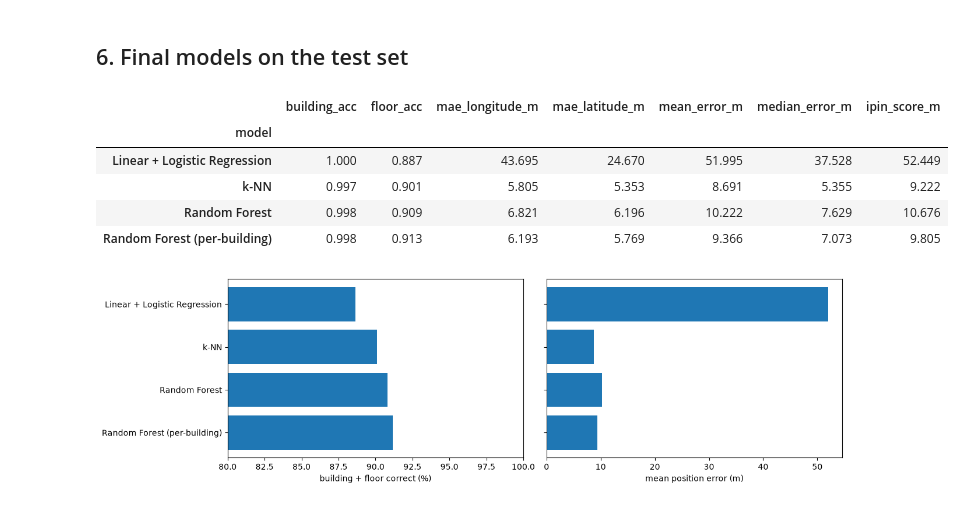
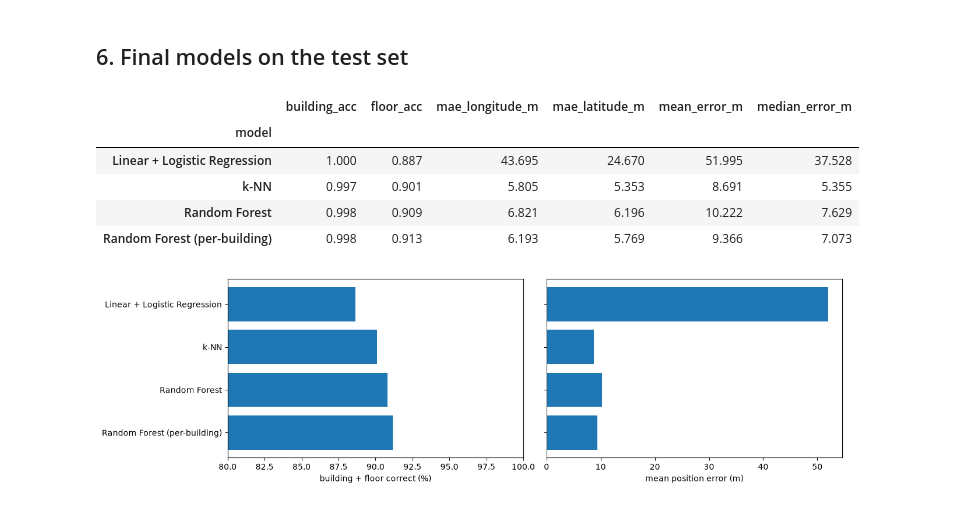
Before and after one commit to rishiraj38/indoor-location-wifi, a Jupyter notebook: notebooks/phase1_ml_baseline.ipynb, the cells around one changed output. Saved outputs shown, nothing was run; the diff lists cells and outputs as text; code cells hidden in the pictures.

```diff
--- a/notebooks/phase1_ml_baseline.ipynb
+++ b/notebooks/phase1_ml_baseline.ipynb
@@ -409,7 +409,7 @@ best_features = dict(representation="raw", add_indicators=False, add_summary=Fal
 knn_rows = []
 for k in [1, 3, 5, 7, 11]:
     s = cv_score(lambda k=k: IndependentModel("knn", features=FingerprintFeatures(**best_features), k=k))
-    knn_rows.append({"k": k, "cv_ipin": s.ipin_score_m, "cv_error_m": s.mean_error_m, "cv_floor_acc": s.building_floor_acc})
+    knn_rows.append({"k": k, "cv_error_m": s.mean_error_m, "cv_floor_acc": s.building_floor_acc})
 knn_cv = pd.DataFrame(knn_rows)
 knn_cv
 # %% [output]
@@ -426,7 +426,7 @@ plt.xlabel("k")
 plt.ylabel("CV mean error (m)")
 plt.title("k-NN: choosing k")
 plt.show()
-best_k = int(knn_cv.loc[knn_cv.cv_ipin.idxmin(), "k"])
+best_k = int(knn_cv.loc[knn_cv.cv_error_m.idxmin(), "k"])
 print("best k:", best_k)
 # %% [output]
 [figure]
@@ -438,7 +438,7 @@ rf_rows = []
 for mf in ["sqrt", 0.1, 0.3]:
     s = cv_score(lambda mf=mf: HierarchicalModel("rf", features=FingerprintFeatures(**best_features),
                                                   max_features=mf, n_estimators=300))
-    rf_rows.append({"max_features": mf, "cv_ipin": s.ipin_score_m, "cv_error_m": s.mean_error_m, "cv_floor_acc": s.building_floor_acc})
+    rf_rows.append({"max_features": mf, "cv_error_m": s.mean_error_m, "cv_floor_acc": s.building_floor_acc})
 rf_cv = pd.DataFrame(rf_rows)
 rf_cv
 # %% [output]
@@ -449,5 +449,5 @@ rf_cv
 # %%
-best_mf = rf_cv.loc[rf_cv.cv_ipin.idxmin(), "max_features"]
+best_mf = rf_cv.loc[rf_cv.cv_error_m.idxmin(), "max_features"]
 print("best max_features:", best_mf)
 # %% [output]
 best max_features: sqrt
@@ -489,26 +489,26 @@ Error drops fast and stops improving after about 100 trees, so 300 is enough.
 # %%
 F = FingerprintFeatures
 models = {
     "Linear + Logistic Regression": IndependentModel("linear", features=F(**best_features)),
     "k-NN": IndependentModel("knn", features=F(**best_features), k=best_k),
     "Random Forest": IndependentModel("rf", features=F(**best_features), max_features=best_mf, n_estimators=300),
     "Random Forest (per-building)": HierarchicalModel("rf", features=F(**best_features), max_features=best_mf, n_estimators=300),
 }
 
 preds, rows = {}, []
 for name, m in models.items():
     m.fit(Xtr, ytr)
     preds[name] = m.predict(Xte)
     rows.append({"model": name, **summarize(yte, preds[name])})
 results = pd.DataFrame(rows).set_index("model")
-results[["building_acc", "floor_acc", "mae_longitude_m", "mae_latitude_m", "mean_error_m", "median_error_m", "ipin_score_m"]]
+results[["building_acc", "floor_acc", "mae_longitude_m", "mae_latitude_m", "mean_error_m", "median_error_m"]]
 # %% [output]
-|  | building_acc | floor_acc | mae_longitude_m | mae_latitude_m | mean_error_m | median_error_m | ipin_score_m |
-| model |  |  |  |  |  |  |  |
-| Linear + Logistic Regression | 1.000 | 0.887 | 43.695 | 24.670 | 51.995 | 37.528 | 52.449 |
-| k-NN | 0.997 | 0.901 | 5.805 | 5.353 | 8.691 | 5.355 | 9.222 |
-| Random Forest | 0.998 | 0.909 | 6.821 | 6.196 | 10.222 | 7.629 | 10.676 |
-| Random Forest (per-building) | 0.998 | 0.913 | 6.193 | 5.769 | 9.366 | 7.073 | 9.805 |
+|  | building_acc | floor_acc | mae_longitude_m | mae_latitude_m | mean_error_m | median_error_m |
+| model |  |  |  |  |  |  |
+| Linear + Logistic Regression | 1.000 | 0.887 | 43.695 | 24.670 | 51.995 | 37.528 |
+| k-NN | 0.997 | 0.901 | 5.805 | 5.353 | 8.691 | 5.355 |
+| Random Forest | 0.998 | 0.909 | 6.821 | 6.196 | 10.222 | 7.629 |
+| Random Forest (per-building) | 0.998 | 0.913 | 6.193 | 5.769 | 9.366 | 7.073 |
 # %%
 r = results
 fig, ax = plt.subplots(1, 2, figsize=(13, 3.8))
```
Also changed, not shown: parts of 6 cells of this notebook, 18 other files.
